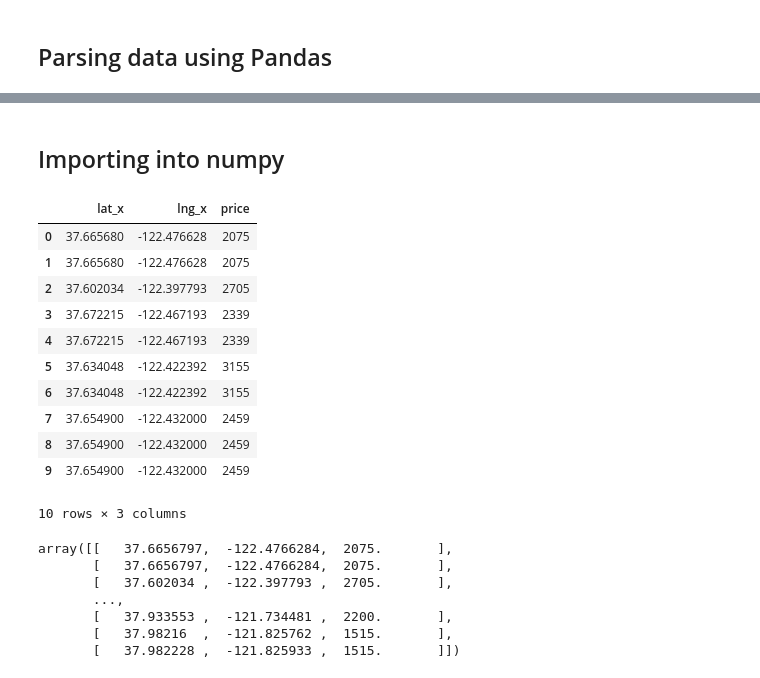
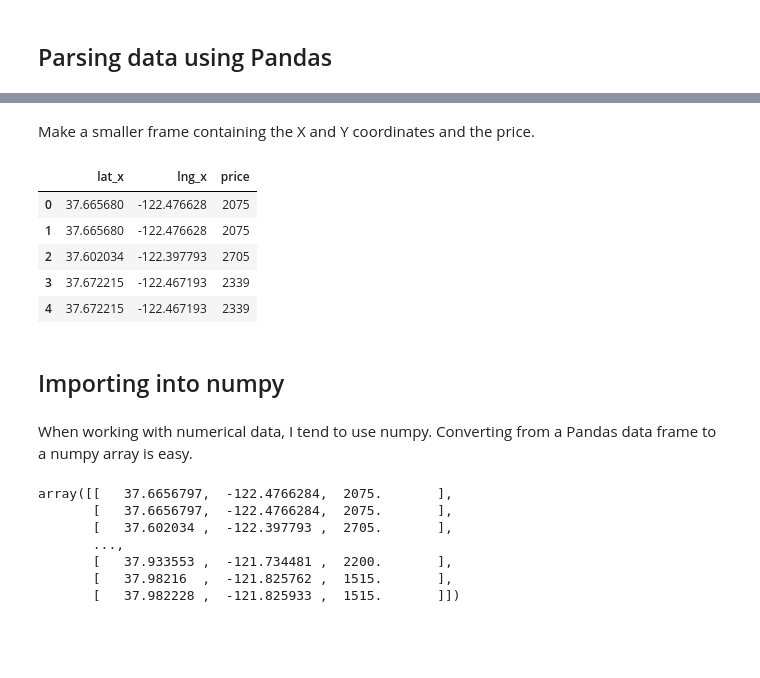
Before and after one commit to jupyter/strata-sv-2015-tutorial, a Jupyter notebook: 04 - Data 2.ipynb, the cells around one changed output, grey strips where cells are left out. Cells and saved outputs as stored; diff of their text form; code cells hidden in the pictures; blank space fills up the shorter version.

```diff
--- a/04 - Data 2.ipynb
+++ b/04 - Data 2.ipynb
@@ -91,2 +76,14 @@ url
+# %% [markdown]
+Make a smaller frame containing the X and Y coordinates and the price.
+# %%
+bd2_prices = df[['lat_x', 'lng_x', 'price']]
+bd2_prices[:5]
+# %% [output]
+|  | lat_x | lng_x | price |
+| 0 | 37.665680 | -122.476628 | 2075 |
+| 1 | 37.665680 | -122.476628 | 2075 |
+| 2 | 37.602034 | -122.397793 | 2705 |
+| 3 | 37.672215 | -122.467193 | 2339 |
+| 4 | 37.672215 | -122.467193 | 2339 |
 # %% [markdown]
 ## Importing into numpy
@@ -95,19 +90,5 @@ import numpy as np
-# %%
-bd2_prices = df[df['beds']==2][['lat_x', 'lng_x', 'price']]
-bd2_prices[:10]
-# %% [output]
-|  | lat_x | lng_x | price |
-| 0 | 37.665680 | -122.476628 | 2075 |
-| 1 | 37.665680 | -122.476628 | 2075 |
-| 2 | 37.602034 | -122.397793 | 2705 |
-| 3 | 37.672215 | -122.467193 | 2339 |
-| 4 | 37.672215 | -122.467193 | 2339 |
-| 5 | 37.634048 | -122.422392 | 3155 |
-| 6 | 37.634048 | -122.422392 | 3155 |
-| 7 | 37.654900 | -122.432000 | 2459 |
-| 8 | 37.654900 | -122.432000 | 2459 |
-| 9 | 37.654900 | -122.432000 | 2459 |
-10 rows × 3 columns
+# %% [markdown]
+When working with numerical data, I tend to use numpy.  Converting from a Pandas data frame to a numpy array is easy.
 # %%
 array = bd2_prices.as_matrix()
 array
```
Also changed, not shown: parts of 33 cells of this notebook, 4 other files.
